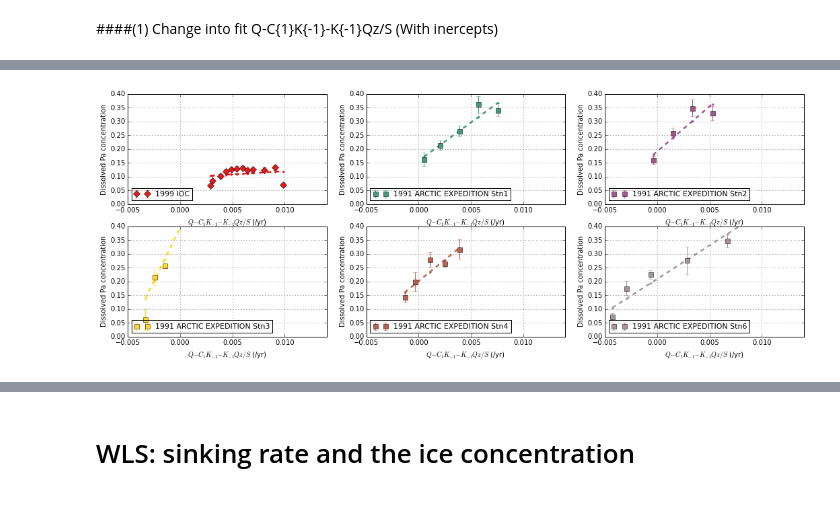
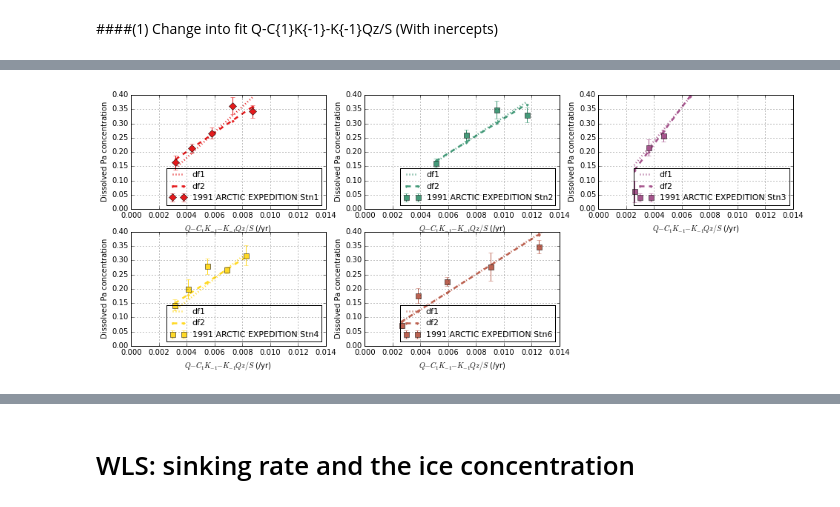
Before and after one commit to UBC-MOAD/analysis-cindy, a Jupyter notebook: notebooks/[parameterization]Version4_Pa.ipynb, the cells around one changed output, grey strips where cells are left out. Saved outputs shown, nothing was run; the diff lists cells and outputs as text; code cells hidden in the pictures.

```diff
--- a/notebooks/[parameterization]Version4_Pa.ipynb
+++ b/notebooks/[parameterization]Version4_Pa.ipynb
@@ -38,7 +35,7 @@ found *.csv file:
 # %% [markdown]
 #Fitting the part. Pa
 # %%
-file_num=6
+file_num=5
 marker=['D','s','s','s','s','s','s']
 
 WLS_err1=np.empty([file_num,1])
@@ -140,9 +158,10 @@ sinking   :6.410755e+02,error:8.150987e+02
 # %%
 p1 = 1
 p2 = 2
-n = file_num
-F = (sum(rss1) - sum(rss2))/(sum(rss2)) *(n*n-p2*n)/(p2*n-p1*n)
+n = 26
+F = (sum(rss1) - sum(rss2))/(sum(rss2)) *(n-p2*5)/(p2*5-p1*5)
 p = 1.0 - scist.cdf(F,p2-p1,n-p2)
+print ('df:(%s,%s)'%((p2-p1)*5,(n-p2*5)))
 print ('F ratio: %s'%F)
 print ('ftest:%s'%p)
 # %% [output]
@@ -166,51 +186,74 @@ for j in range(file_num):
     lon = data['long.'];
     lat = data['lat.'];
     err =data['Pa_diss_err']
-
     x=np.ma.masked_where(x<=0,x)
     y=np.ma.masked_where(x<=0,y)
     err=np.ma.masked_where(x<=0,err)
     x=x.compressed()
     y=y.compressed()
     err=err.compressed()
+
     y2=np.empty(len(x))
     for k in range (len(x)):
          y2[k]=(0.00246-WLS_coefc[j,:])+(WLS_coef1[j,:]*y[k])
 
+    #fit: model2
     y3 = sm.add_constant(y2,prepend=False)
+    res_wls2 = sm.WLS(x,y3, weights=1./err**4).fit()
 
-    mod_wls2 = sm.WLS(x,y3, weights=1./err)
-    res_wls2 = mod_wls2.fit()
+    WLS_coef2[j]=res_wls2.params[0]
+    WLS_err2[j]=res_wls2.bse[0]
 
-    WLS_err2[j,:] = res_wls2.bse[0]
-    Kvalue[j,:]=1/res_wls2.params[0]
-    WLS_coef2[j,:] = res_wls2.params[0]
-    #err2=((WLS_err1/WLS_coef1)+(WLS_err2/WLS_coef2))* WLS_coef1/WLS_coef2
-    ftest=sm.WLS(x, y2, weights=1./err).fit()
-    err2=res_wls2.bse[0]/res_wls2.params[0]*Kvalue
-    rss1[j]=ftest.mse_resid
-    rss2[j]=res_wls2.mse_resid
 
+    #fit: model1
+    ftest=sm.WLS(x, y2, weights=1./err**4).fit()
+    #collect model1 result
+    Kvalue[j]=1/ftest.params[0]
+    err2=ftest.bse[0]/ftest.params[0]*Kvalue[j]
+
+    #calculate weighted resid. sum
+    resid1=ftest.resid**2/err**4
+    model1=np.sum(resid1)
+
+    resid2=res_wls2.resid**2/err**4
+    model2=np.sum(resid2)
+
+    #prepare data to recalculate the whole profile later
+    rss1[j]=model1
+    rss2[j]=model2
+
+    #f_test
     p1 = 1
     p2 = 2
-    n = file_num
-    F = (ftest.mse_resid - res_wls2.mse_resid)/(res_wls2.mse_resid) *(n-p2)/(p2-p1)
+    n = len(x)
+    F = (model1 - model2)/model2*(n-p2)/(p2-p1)
     p = 1.0 - scist.cdf(F,p2-p1,n-p2)
+
+    #print related data
     print ('')
     print (name)
-    print ('F ratio: %s'%F)
-    print ('ftest:%s'%p)
-    print ('slope:%e,error:%e'%(res_wls2.params[0],res_wls.bse[0]))
-    print ('C1   :%e,error:%e'%(res_wls2.params[1],res_wls.bse[1]))
-    print ('K   :%e,error:%e'%(Kvalue[j,:],err2[j,:]))
+    print ('K   :%e,error:%e'%(Kvalue[j,:],err2))
+    #print ('F ratio: %s'%F)
+    #print ('df:(%s,%s)'%(p2-p1,n-p2))
+    #print ('ftest:%s'%p)
+    if F<=0:
+        print ('df1 weighted resid. sum:%s'%model1)
+        print ('df2 weighted resid. sum:%s'%model2)
+        print ('df1:%s'%resid1)
+        print ('df2:%s'%resid2)
 
-    ax = plt.figure(1,figsize=(18,10))
-    ax = plt.subplot(3,3,j+1)
-    ax.plot(y2, res_wls2.fittedvalues, '--.',c=cm.Set1(j*50),linewidth=2.5)
-    ax.errorbar(y2,x,yerr=err, fmt=marker[j],markersize=7,c=cm.Set1(j*50),label=name)
-    ax.legend(loc=3,fontsize=11)
+
+    #plot
+    ax = plt.figure(1,figsize=(16,16))
+    ax = plt.subplot(5,3,j+1)
+    cc=cm.Set1(j*50)
+    ax.plot(y2, ftest.fittedvalues, ':',c=cc,linewidth=2.5,label='df1')
+    ax.plot(y2, res_wls2.fittedvalues, '--.',c=cc,linewidth=2.5,label='df2')
+    ax.errorbar(y2,x,yerr=err, fmt=marker[j],markersize=7,c=cc,label=name)
+    ax.legend(loc=4,fontsize=11)
+
     ax.set_ylim([0, 0.4])
-    ax.set_xlim([-0.005, 0.014])
+    ax.set_xlim([0, 0.014])
 #    if j+1==1 :
     plt.ylabel('Dissolved Pa concentration')#(dpm/1000kg)')
 #    if j+1==4:
@@ -247 +287 @@ K   :4.107845e-02,error:4.612706e-03
-[figure, old version]
+[figure, new version]
```
Also changed, not shown: parts of 13 cells of this notebook, 5 other files.
